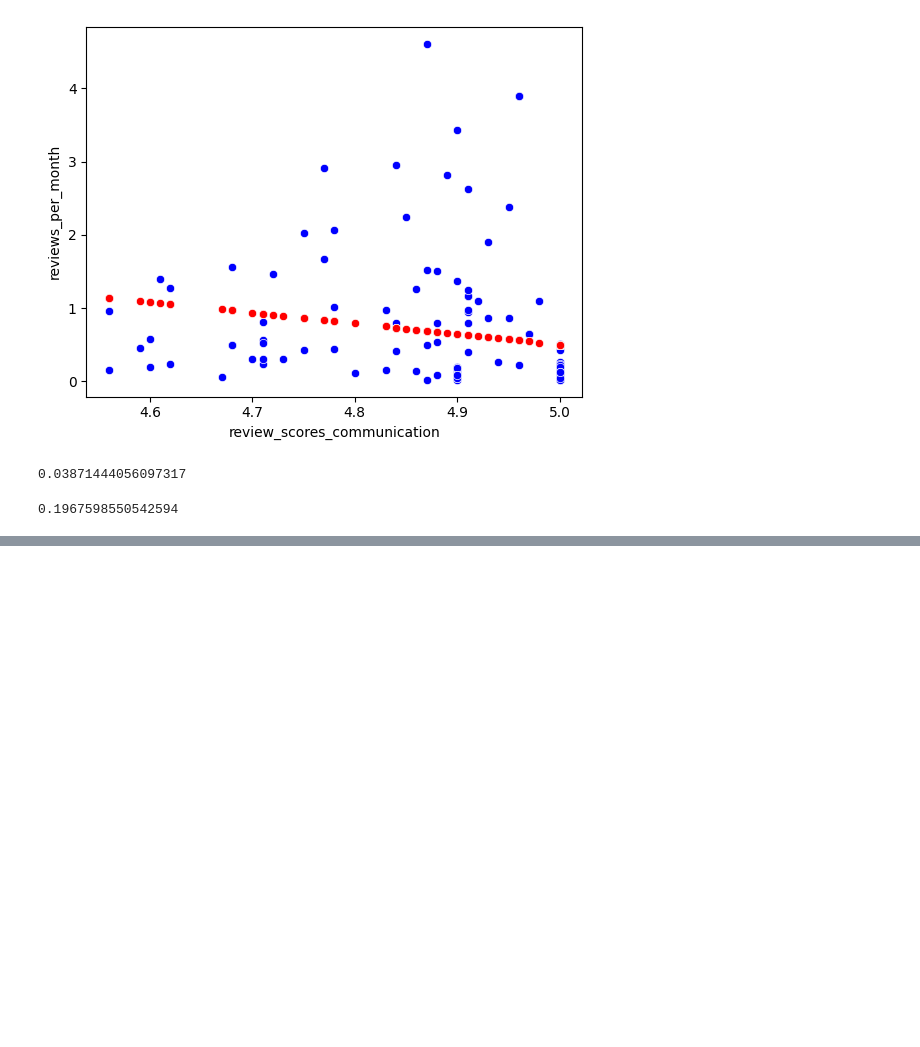
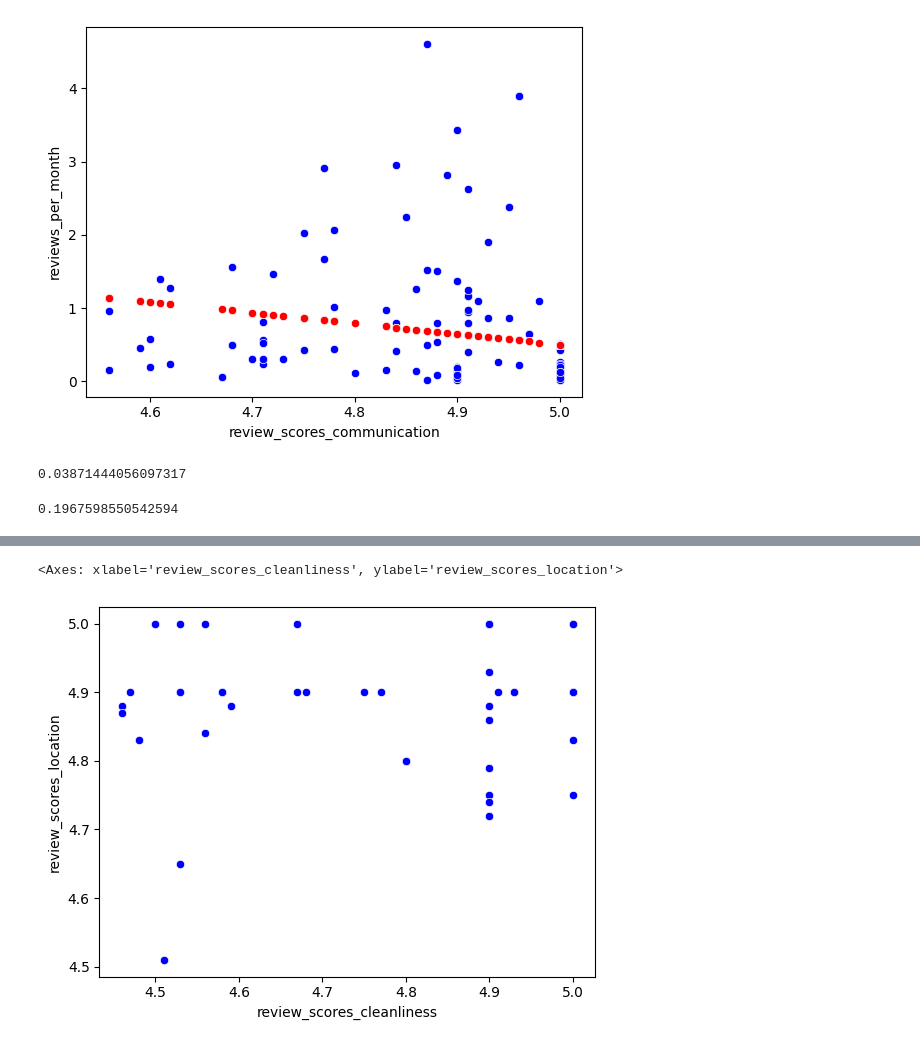
Before and after one commit to camilamurillo1/Nulos-y-Outliers, a Jupyter notebook: Actividad6_1_RegresionLineal.ipynb, the cells around one changed output, grey strips where cells are left out. Drawn from its saved outputs; the diff is of its cells as text; code cells hidden in the pictures; blank space fills up the shorter version.

```diff
--- a/Actividad6_1_RegresionLineal.ipynb
+++ b/Actividad6_1_RegresionLineal.ipynb
@@ -1158,0 +1164,5 @@ sns.pairplot(df)
+# %%
+sns.scatterplot(x='review_scores_cleanliness', y='review_scores_location', color="blue", data=euaA)
+# %% [output]
+<Axes: xlabel='review_scores_cleanliness', ylabel='review_scores_location'>
+[figure, added]
```
Also changed, not shown: parts of 48 cells of this notebook.
